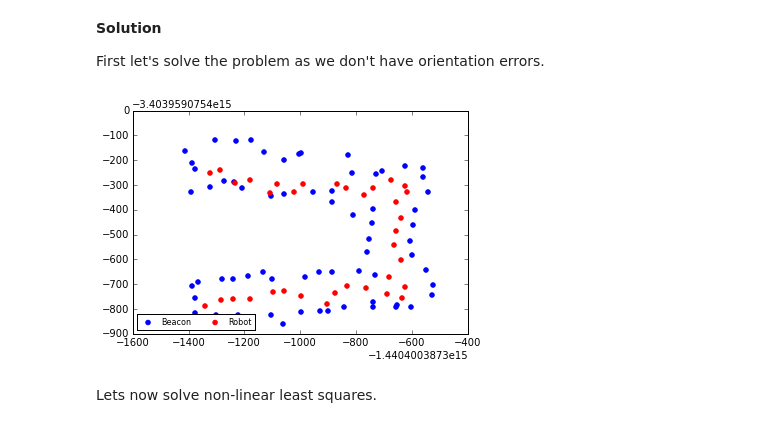
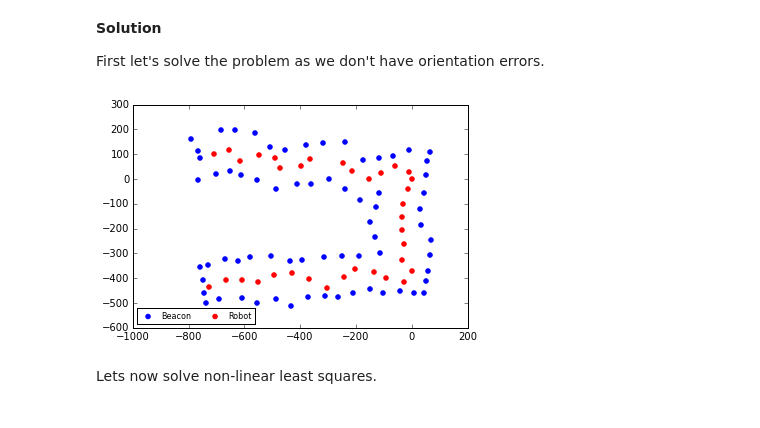
Before and after one commit to ivanovak/SK_OM2015, a Jupyter notebook: Assignment4/task.ipynb, the cells around one changed output. Cells and saved outputs as stored; diff of their text form; code cells hidden in the pictures.

```diff
--- a/Assignment4/task.ipynb
+++ b/Assignment4/task.ipynb
@@ -37,7 +37,7 @@ A = np.array([]).reshape((0, m))
 b = np.array([]).reshape((0, 1))
 
 for i in np.unique(robots):
-    n = len(filter(lambda x: x == i, robots)) # number of observations on the i
+    n = len(filter(lambda x: x == i, robots))
     beac = beacons[:n]
     beacons = beacons[n:]
     bx, by = x[:n], y[:n]
@@ -58,16 +58,20 @@ for i in np.unique(robots):
         b = np.vstack((b, bx[j]))
         b = np.vstack((b, by[j]))
 
-def scatter(res):
+def get_robotnbeacon_xy(res, robots_len, beacons_len):
     beacon_x = res[0:-robots_len*2][0::2]
     beacon_y = res[0:-robots_len*2][1::2]
-
-    beacons = plt.scatter(beacon_x, beacon_y, color = 'blue')
-
     robot_x = res[beacons_len * 2:][0::2]
     robot_y = res[beacons_len * 2:][1::2]
 
+    return [robot_x, robot_y, beacon_x, beacon_y]
+
+def scatter(res):
+    robot_x, robot_y, beacon_x, beacon_y = get_robotnbeacon_xy(res, robots_len, beacons_len)
+
+    beacons = plt.scatter(beacon_x, beacon_y, color = 'blue')
     robots = plt.scatter(robot_x, robot_y, color = 'red')
+
     plt.legend((beacons, robots),
            ('Beacon', 'Robot'),
            scatterpoints=1,
@@ -106,48 +110,72 @@ First let's solve the problem as we don't have orientation errors.
 # %%
 import scipy.io as sio
 
 mat_contents = sio.loadmat('task2.mat')
 
 beacons = mat_contents['beacons']
 robots = mat_contents['robots']
 x = mat_contents['x']
 y = mat_contents['y']
 
-beacons_len = len(np.unique(beacons))
-robots_len = len(np.unique(robots))
+# initialization vector for the robots rotation angles.
+p0 = [0 for i in xrange(robots_len)]
 
-m = 2*(beacons_len + robots_len) # number of unknowns
+def solve_oriented(beacons, robots, x, y, p0, show = True):
+    beacons, robots, x, y = beacons.copy(), robots.copy(), x.copy(), y.copy()
 
-A = np.array([]).reshape((0, m))
-b = np.array([]).reshape((0, 1))
+    beacons_len = len(np.unique(beacons))
+    robots_len = len(np.unique(robots))
 
-for i in np.unique(robots):
-    n = len(filter(lambda x: x == i, robots)) # number of observations on the i
-    beac = beacons[:n]
-    beacons = beacons[n:]
-    bx, by = x[:n], y[:n]
-    x, y = x[n:], y[n:]
+    m = 2*(beacons_len + robots_len) # number of unknowns
 
-    for j in xrange(n):
-        # A matrix new row for 'x'
-        a = np.zeros(m)
-        a[(beac[j] - 1) * 2] = 1
-        a[beacons_len * 2 + (i - 1) * 2] = -1
-        A = np.vstack((A, a))
-        # A matrix new row for 'y'
-        a = np.zeros(m)
-        a[(beac[j] - 1) * 2 + 1] = 1
-        a[beacons_len * 2 + (i - 1) * 2 + 1] = -1
-        A = np.vstack((A, a))
-        # update b
-        b = np.vstack((b, bx[j]))
-        b = np.vstack((b, by[j]))
+    A = np.array([]).reshape((0, m))
+    b = np.array([]).reshape((0, 1))
 
-bc = b.copy()
-x = np.linalg.lstsq(A, b)[0]
-b = bc
-scatter(x)
+    for i in np.unique(robots):
+        n = len(filter(lambda x: x == i, robots))
+        beac = beacons[:n]
+        beacons = beacons[n:]
+        bx, by = x[:n], y[:n]
+        x, y = x[n:], y[n:]
+
+        for j in xrange(n):
+            a = np.zeros(m)
+            a[(beac[j] - 1) * 2] = 1
+            a[beacons_len * 2 + (i - 1) * 2] = -1
+            A = np.vstack((A, a))
+            a = np.zeros(m)
+            a[(beac[j] - 1) * 2 + 1] = 1
+            a[beacons_len * 2 + (i - 1) * 2 + 1] = -1
+            A = np.vstack((A, a))
+
+            alpha = p0[i - 1]
+            nbx = cos(alpha)*bx[j] - sin(alpha)*by[j]
+            nby = sin(alpha)*bx[j] + cos(alpha)*by[j]
+
+            b = np.vstack((b, nbx))
+            b = np.vstack((b, nby))
+
+    # constraint for one of the robots to be in (0, 0)
+    a1, a2 = np.zeros(m), np.zeros(m)
+    a1[beacons_len * 2 + (robots_len - 1) * 2] = 1
+    a2[beacons_len * 2 + (robots_len - 1) * 2 + 1] = 1
+
+    b = np.vstack((b, 0))
+    b = np.vstack((b, 0))
+    A = np.vstack((A, a1))
+    A = np.vstack((A, a2))
+
+    bc = b.copy()
+
+    x_res = np.linalg.lstsq(A, b)[0]
+
+    if show:
+        scatter(x_res)
+
+    return x_res, bc
+
+x_res, bc = solve_oriented(beacons, robots, x, y, p0)
 # %% [output]
-[figure, old version]
+[figure, new version]
 # %% [markdown]
 Lets now solve non-linear least squares.
```
Also changed, not shown: parts of 5 cells of this notebook.
